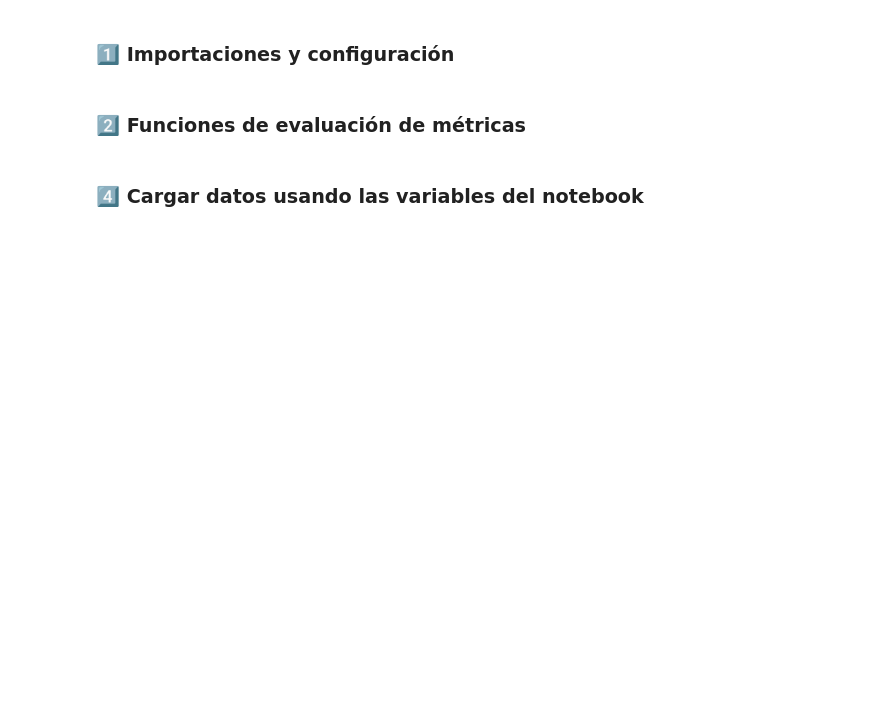
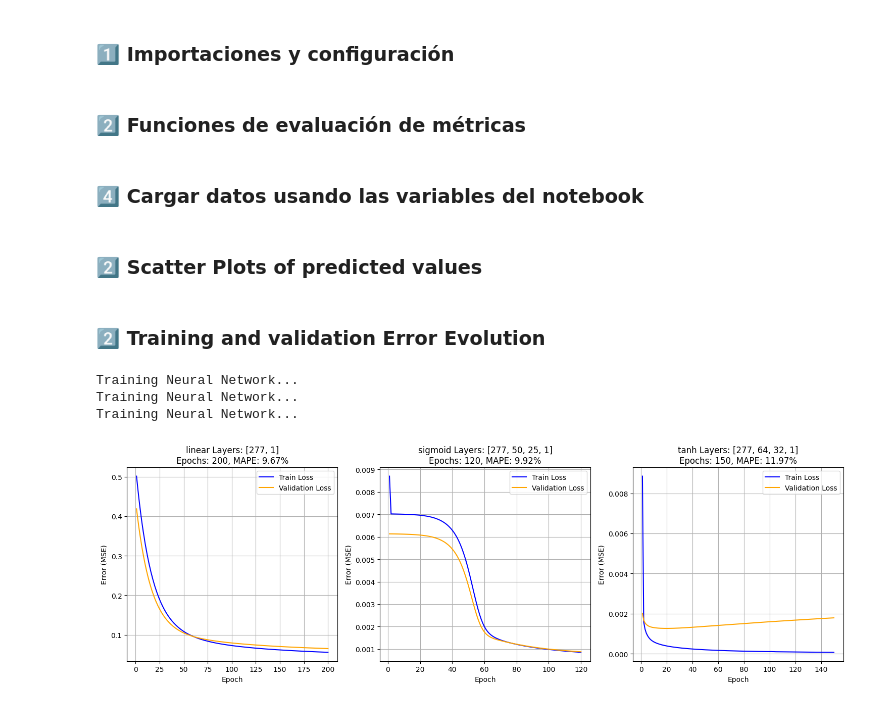
Before and after one commit to mcabanillassilva/Activity-1-NAEC, a Jupyter notebook: src/part_3/notebook_part_3.1.ipynb, the cells around one changed output. Saved outputs shown, nothing was run; the diff lists cells and outputs as text; code cells hidden in the pictures; blank space fills up the shorter version.

Commit message:
Part 3.1 implemented with metrics and plots

```diff
--- a/src/part_3/notebook_part_3.1.ipynb
+++ b/src/part_3/notebook_part_3.1.ipynb
@@ -73,15 +80,17 @@ for i, params in enumerate(hyperparameter_sets, start=1):
     metrics = evaluate_model(y_test, preds)
 
     results.append({
-        "layers": params["layers"],
-        "epochs": params["epochs"],
-        "lr": params["lr"],
-        "momentum": params["momentum"],
-        "activation": params["activation"],
-        "MAPE": metrics["MAPE"],
-        "MAE":  metrics["MAE"],
-        "MSE":  metrics["MSE"],
+    "layers": params["layers"],
+    "epochs": params["epochs"],
+    "lr": params["lr"],
+    "momentum": params["momentum"],
+    "activation": params["activation"],
+    "MAPE": metrics["MAPE"],
+    "MAE":  metrics["MAE"],
+    "MSE":  metrics["MSE"],
+    "trainer": trainer_obj,
+    "y_test": y_test,
+    "preds": preds
     })
 
 df_results = pd.DataFrame(results)
-df_results
@@ -87,0 +146,2 @@ df_results
+# %% [markdown]
+### 2️⃣ Scatter Plots of predicted values
@@ -87,0 +182,53 @@ df_results
+# %% [markdown]
+### 2️⃣ Training and validation Error Evolution
+# %%
+import matplotlib.pyplot as plt
+
+df_results = pd.DataFrame(results)
+df_best = df_results.sort_values("MAPE").head(3).reset_index(drop=True)
+
+for i, row in df_best.iterrows():
+    nn, pid_test, y_test, preds, trainer_obj = run_training(
+        activation=row["activation"],
+        layers=row["layers"],
+        epochs=row["epochs"],
+        lr=row["lr"],
+        momentum=row["momentum"],
+        CSV_TRAIN=TRAIN_CSV,
+        CSV_VAL=VAL_CSV,
+        CSV_TEST=TEST_CSV,
+        verbose=False
+    )
+
+    df_best.at[i, "trainer"] = trainer_obj
+    df_best.at[i, "y_test"] = y_test
+    df_best.at[i, "preds"] = preds
+
+plt.figure(figsize=(15, 5))
+
+for i, (_, row) in enumerate(df_best.iterrows(), start=1):
+    trainer = row["trainer"]
+    loss_df = trainer.loss_epochs()
+
+    train_loss = loss_df["Train Error"].values
+    val_loss = loss_df["Val Error"].values
+
+    plt.subplot(1, 3, i)
+    plt.plot(range(1, len(train_loss)+1), train_loss, label="Train Loss", color="blue")
+    plt.plot(range(1, len(val_loss)+1), val_loss, label="Validation Loss", color="orange")
+    plt.title(
+        f"{row['activation']} Layers: {row['layers']}\n"
+        f"Epochs: {row['epochs']}, MAPE: {row['MAPE']:.2f}%"
+    )
+    plt.xlabel("Epoch")
+    plt.ylabel("Error (MSE)")
+    plt.legend()
+    plt.grid(True)
+
+plt.tight_layout()
+plt.show()
+# %% [output]
+Training Neural Network...
+Training Neural Network...
+Training Neural Network...
+[figure, added]
```
Also changed, not shown: parts of 3 cells of this notebook.
